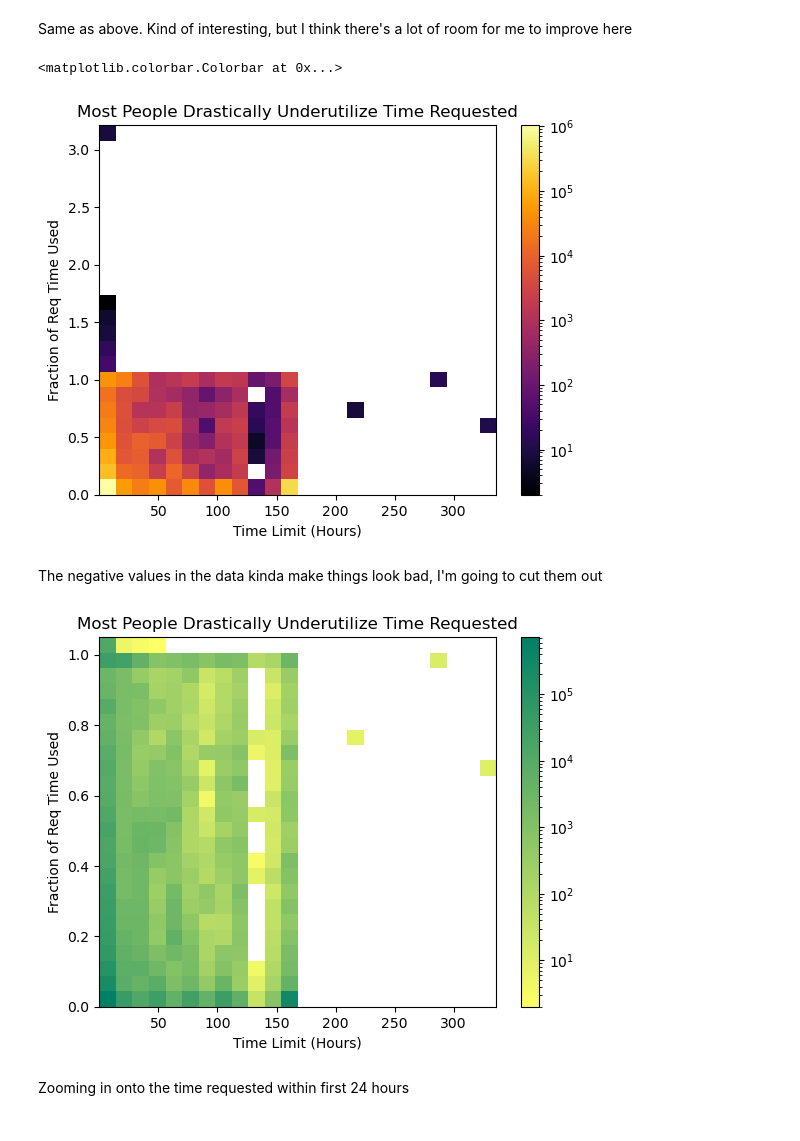
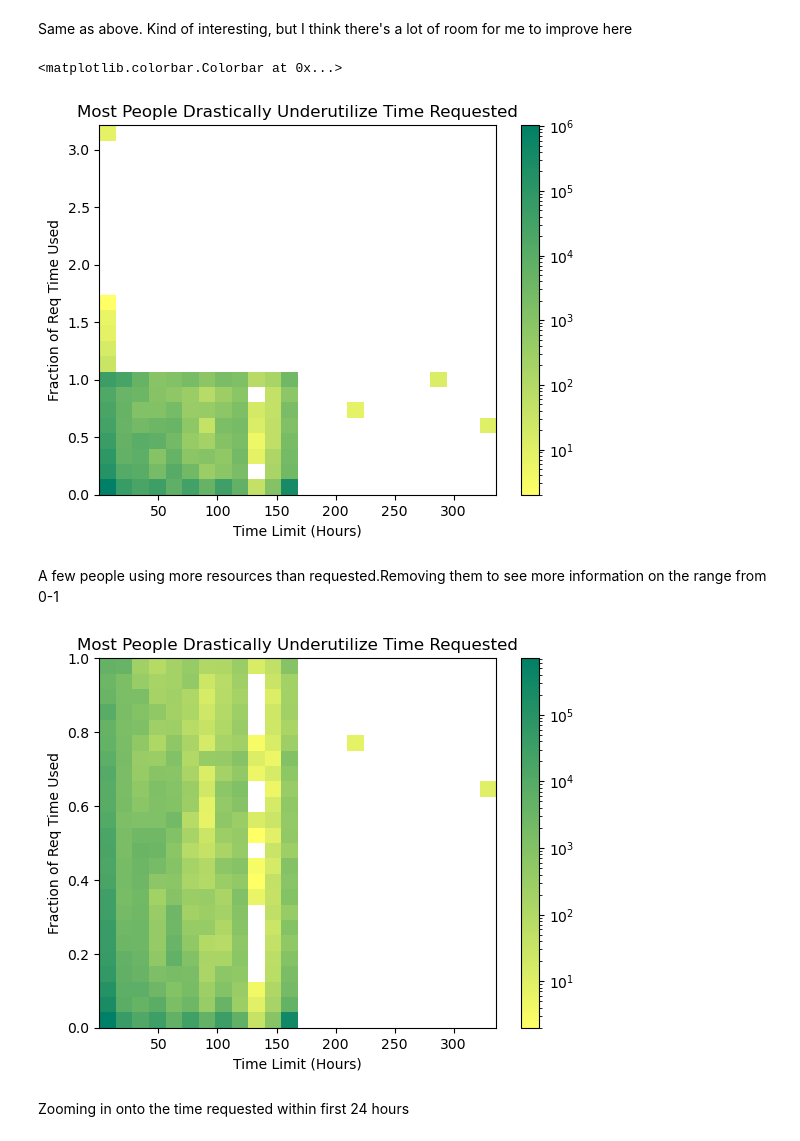
Before and after one commit to tairaeli/ICER_user_data_analytics, a Jupyter notebook: reproducibility/RQ1/create_underutilizer_plots.ipynb, the cells around one changed output. Cells and saved outputs as stored; diff of their text form; code cells hidden in the pictures.

```diff
--- a/reproducibility/RQ1/create_underutilizer_plots.ipynb
+++ b/reproducibility/RQ1/create_underutilizer_plots.ipynb
@@ -100,6 +87,6 @@ slurm["MaxRSS_MB"] = slurm["MaxRSS"].apply(convert_memory)
 slurm["ReqMem_MB"] = slurm["ReqMem"].apply(convert_memory)
 # %%
 # function to find underutilizers
-underutilizers = FindUnterutilizerSLURM(slurm, time_threshold=0.9, cpu_threshold=0, nodes_threshold=3, memory_threshold=0.95)
-underutilizers.head()
+underutilizers = CalculateUtilization(slurm)
+underutilizers.dropna().head(10)
 # %% [output]
@@ -142,24 +134,25 @@ Same as above. Kind of interesting, but I think there's a lot of room for me to
 # %%
 import matplotlib as mpl
 
-temp_df = underutilizers.dropna(subset="UnderUtilizeTimeFrac")
-temp_df = temp_df[temp_df["UnderUtilizeTimeFrac"] != np.inf]
+temp_df = underutilizers.dropna(subset="UtilizeTimeFrac")
+temp_df = temp_df[temp_df["UtilizeTimeFrac"] != np.inf]
 
-plt.hist2d(temp_df["Timelimit"], temp_df["UnderUtilizeTimeFrac"],
-           bins=(24,24), norm=mpl.colors.LogNorm(), cmap=mpl.cm.inferno)
+plt.hist2d(temp_df["Timelimit"], temp_df["UtilizeTimeFrac"],
+           bins=(24,24), norm=mpl.colors.LogNorm(), cmap=mpl.cm.summer_r)
 plt.xlabel("Time Limit (Hours)")
 plt.ylabel("Fraction of Req Time Used")
 plt.title("Most People Drastically Underutilize Time Requested")
 plt.colorbar()
 # %% [output]
 <matplotlib.colorbar.Colorbar at 0x...>
-[figure, old version]
+[figure, new version]
-# %% [markdown]
-The negative values in the data kinda make things look bad, I'm going to cut them out
+# %% [markdown]
+A few people using more resources than requested.Removing them to see more information on the range from 0-1
 # %%
-import matplotlib as mpl
+# cutting out overtulilizers
+temp_df = temp_df[temp_df["UtilizeTimeFrac"] <=1]
 
-plt.hist2d(no_overutilizers["Timelimit"], no_overutilizers["UnderUtilizeTimeFrac"], bins=(24,24),
+plt.hist2d(temp_df["Timelimit"], temp_df["UtilizeTimeFrac"], bins=(24,24),
            norm=mpl.colors.LogNorm(), cmap=mpl.cm.summer_r)
 plt.xlabel("Time Limit (Hours)")
 plt.ylabel("Fraction of Req Time Used")
@@ -167,7 +160,7 @@ plt.title("Most People Drastically Underutilize Time Requested")
 plt.colorbar()
 plt.savefig("hist_2d_time_req.png")
 # %% [output]
-[figure, old version]
+[figure, new version]
 # %% [markdown]
 Zooming in onto the time requested within first 24 hours
 # %%
```
Also changed, not shown: parts of 6 cells of this notebook, 1 other file.
